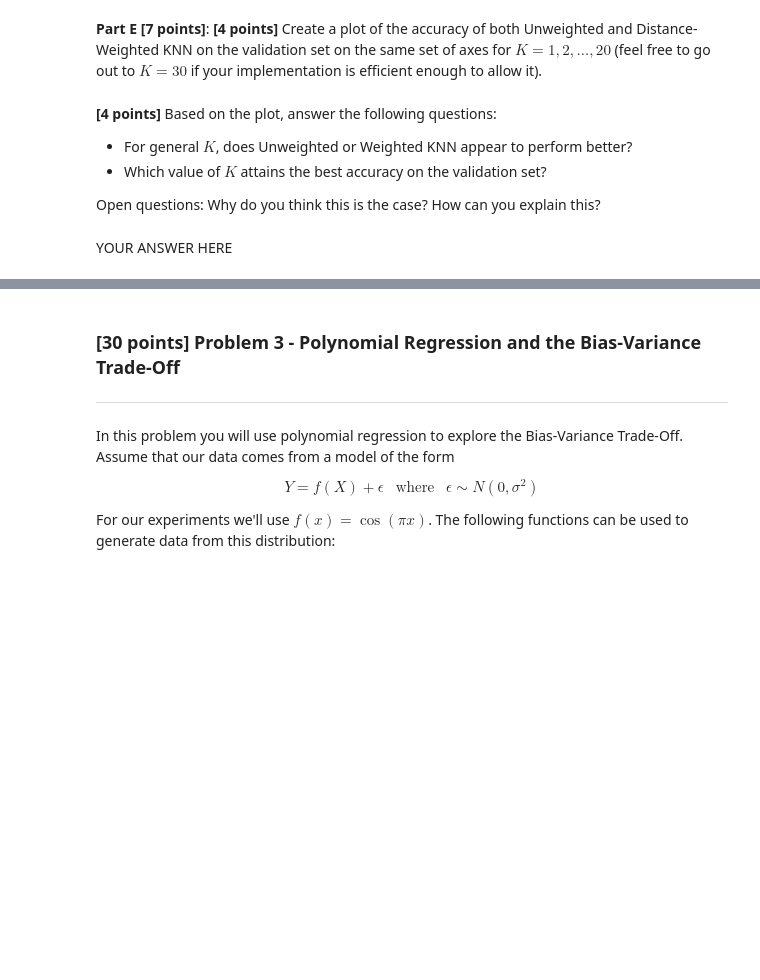
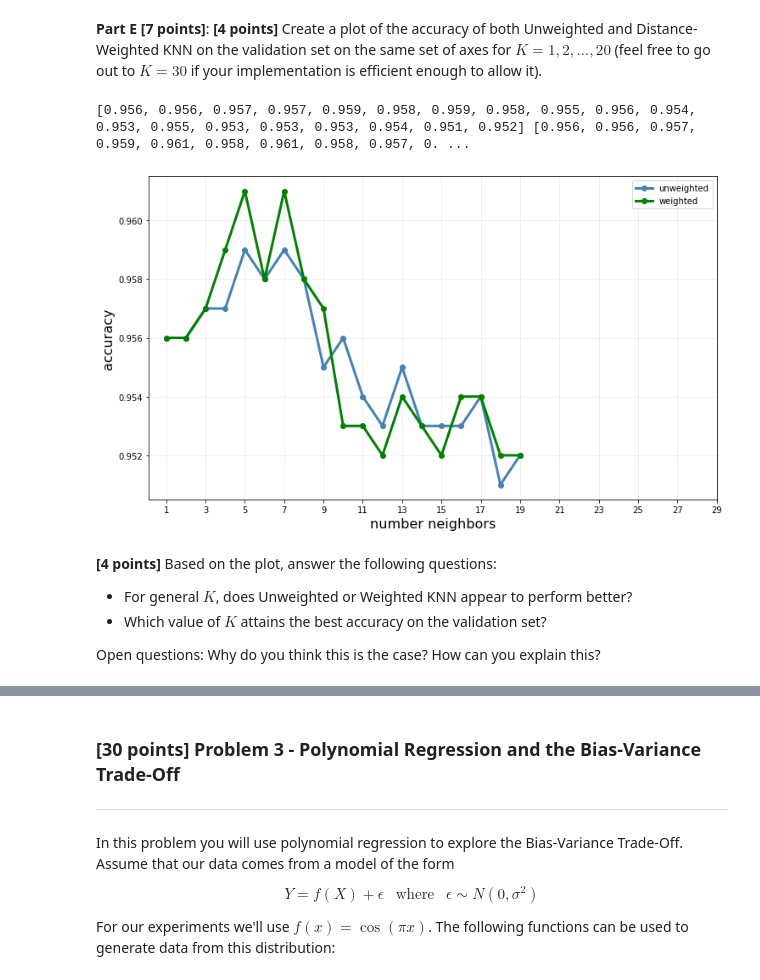
Before and after one commit to kaihvc/CSCI-4622-Machine-Learning-sp21, a Jupyter notebook: hmwks/hw1/hw1.ipynb, the cells around one changed output, grey strips where cells are left out. Saved outputs shown, nothing was run; the diff lists cells and outputs as text; code cells hidden in the pictures; blank space fills up the shorter version.

```diff
--- a/hmwks/hw1/hw1.ipynb
+++ b/hmwks/hw1/hw1.ipynb
@@ -485,19 +645,35 @@ raise NotImplementedError()
 # %%
 acc = []
 wacc = []
-allks = range(1, 30)
+allks = range(1, 20)
 
-# YOUR CODE HERE
-raise NotImplementedError()
+for k in allks:
+    knnUnweighted = KNN(X_train, y_train, K=k, distance_weighted=False)
+    knnWeighted = KNN(X_train, y_train, K=k, distance_weighted=True)
+
+    unweightedPredictions = knnUnweighted.predict(X_valid)
+    weightedPredictions = knnWeighted.predict(X_valid)
+
+    unwCount, wCount = 0, 0
+    length = len(y_valid)
+    for i in range(length):
+        if y_valid[i] == unweightedPredictions[i]: unwCount += 1
+        if y_valid[i] == weightedPredictions[i]: wCount += 1
+
+    acc.append(unwCount / length)
+    wacc.append(wCount / length)
 
 fig, ax = plt.subplots(nrows=1,ncols=1,figsize=(12, 7))
 ax.plot(allks, acc, marker="o", color="steelblue", lw=3, label="unweighted")
 ax.plot(allks, wacc, marker="o", color="green", lw=3, label="weighted")
 ax.set_xlabel("number neighbors", fontsize=16)
 ax.set_ylabel("accuracy", fontsize=16)
 ax.legend(loc="upper right")
 plt.xticks(range(1, 31, 2))
 ax.grid(alpha=0.25)
+# %% [output]
+[0.956, 0.956, 0.957, 0.957, 0.959, 0.958, 0.959, 0.958, 0.955, 0.956, 0.954, 0.953, 0.955, 0.953, 0.953, 0.953, 0.954, 0.951, 0.952] [0.956, 0.956, 0.957, 0.959, 0.961, 0.958, 0.961, 0.958, 0.957, 0. ...
+[figure, added]
 # %% [markdown]
 **[4 points]** Based on the plot, answer the following questions:
 
@@ -505,5 +681,3 @@ ax.grid(alpha=0.25)
 - Which value of $K$ attains the best accuracy on the validation set?
 
 Open questions: Why do you think this is the case? How can you explain this?
-# %% [markdown]
-YOUR ANSWER HERE
```
Also changed, not shown: parts of 31 cells of this notebook.
